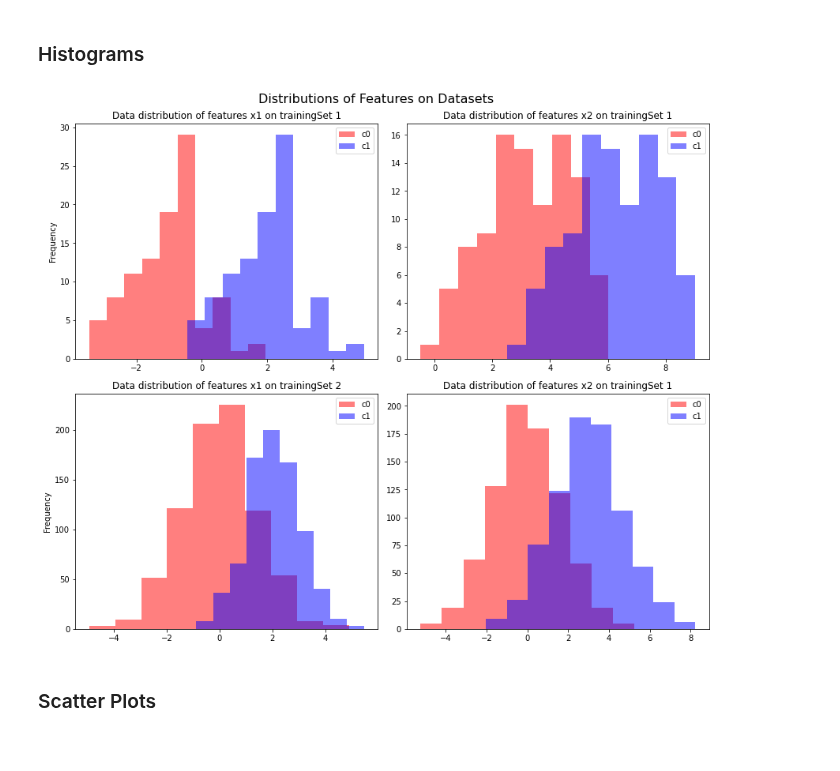
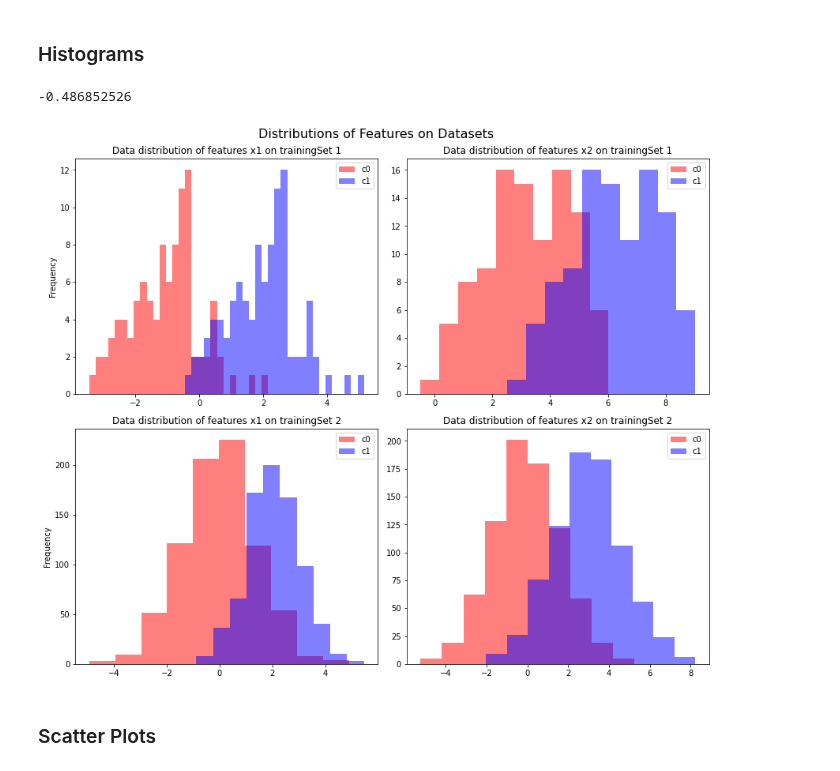
Before and after one commit to batuhanfaik/itu-cmpe, a Jupyter notebook: hw1/hw1.ipynb, the cells around one changed output. Saved outputs shown, nothing was run; the diff lists cells and outputs as text; code cells hidden in the pictures.

```diff
--- a/hw1/hw1.ipynb
+++ b/hw1/hw1.ipynb
@@ -97,34 +97,40 @@ plt.show()
 # %%
 ds1_c1_f1, ds1_c1_f2 = ds1_c1[:,0], ds1_c1[:,1]
 ds1_c2_f1, ds1_c2_f2 = ds1_c2[:,0], ds1_c2[:,1]
 ds2_c1_f1, ds2_c1_f2 = ds2_c1[:,0], ds2_c1[:,1]
 ds2_c2_f1, ds2_c2_f2 = ds2_c2[:,0], ds2_c2[:,1]
 
+bin_width = 0.2
+bins = lambda x : np.arange(np.min(x), np.max(x)+bin_width, bin_width)
+
+print(np.min(ds1_c1_f2))
+
 fig, axes = plt.subplots(nrows=2, ncols=2, figsize=(12, 10))
-axes[0,0].hist(ds1_c1_f1, alpha=0.5, color="r")
-axes[0,0].hist(ds1_c2_f1, alpha=0.5, color="b")
+axes[0,0].hist(ds1_c1_f1, bins=bins(ds1_c1_f1), alpha=0.5, color="r")
+axes[0,0].hist(ds1_c2_f1, bins=bins(ds1_c2_f1), alpha=0.5, color="b")
 axes[0,0].set_title("Data distribution of features x1 on trainingSet 1")
 axes[0,0].set_ylabel("Frequency")
-axes[0,1].hist(ds1_c1_f2, alpha=0.5, color="r")
-axes[0,1].hist(ds1_c2_f2, alpha=0.5, color="b")
+axes[0,1].hist(ds1_c1_f2, bins=bins(ds1_c1_f2), alpha=0.5, color="r")
+axes[0,1].hist(ds1_c2_f2, bins=bins(ds1_c2_f2), alpha=0.5, color="b")
 axes[0,1].set_title("Data distribution of features x2 on trainingSet 1")
-axes[1,0].hist(ds2_c1_f1, alpha=0.5, color="r")
-axes[1,0].hist(ds2_c2_f1, alpha=0.5, color="b")
+axes[1,0].hist(ds2_c1_f1, bins=bins(ds2_c1_f1), alpha=0.5, color="r")
+axes[1,0].hist(ds2_c2_f1, bins=bins(ds2_c2_f1), alpha=0.5, color="b")
 axes[1,0].set_title("Data distribution of features x1 on trainingSet 2")
 axes[1,0].set_ylabel("Frequency")
-axes[1,1].hist(ds2_c1_f2, alpha=0.5, color="r")
-axes[1,1].hist(ds2_c2_f2, alpha=0.5, color="b")
-axes[1,1].set_title("Data distribution of features x2 on trainingSet 1")
+axes[1,1].hist(ds2_c1_f2, bins=bins(ds2_c1_f2), alpha=0.5, color="r")
+axes[1,1].hist(ds2_c2_f2, bins=bins(ds1_c1_f1), alpha=0.5, color="b")
+axes[1,1].set_title("Data distribution of features x2 on trainingSet 2")
 for i in range(2):
     for j in range(2):
         axes[i, j].legend(labels=["c0", "c1"], loc="best")
 fig.suptitle("Distributions of Features on Datasets", fontsize=16)
 fig.tight_layout()
 plt.show()
 # While there is a clear data fracture visible for feature x1 on training set 1, other distributions of features
 # seem to be not so easily separable. However this shouldn't stop us from trying :)
 # %% [output]
+-0.486852526
-[figure, old version]
+[figure, new version]
 # %% [markdown]
 ### Scatter Plots
 # %%
```
Also changed, not shown: parts of 10 cells of this notebook.
